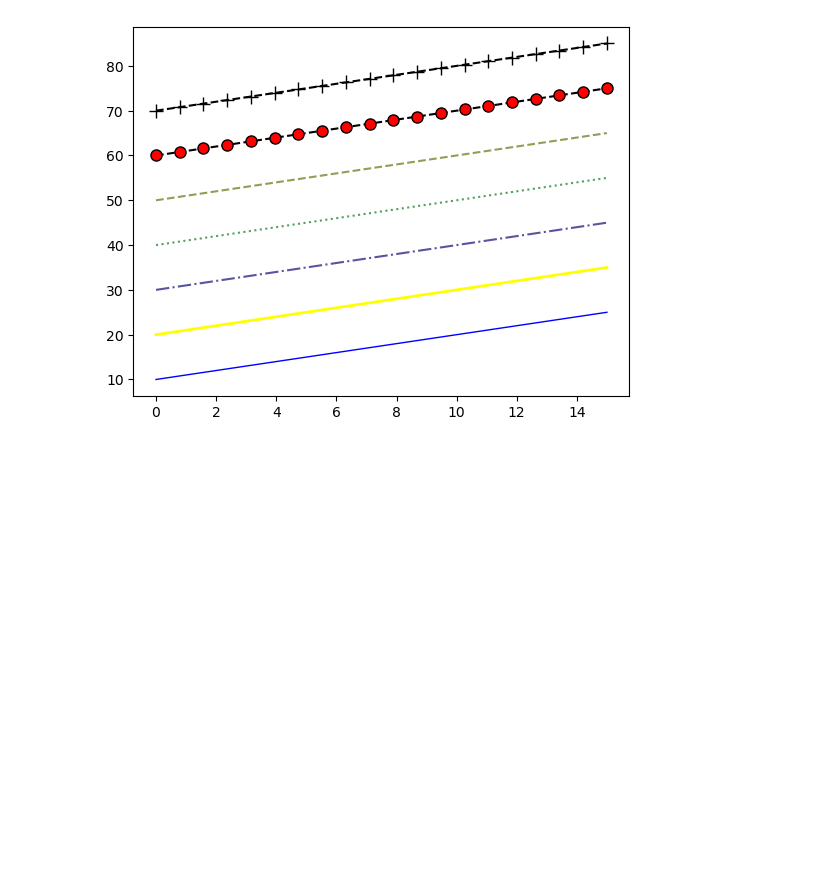
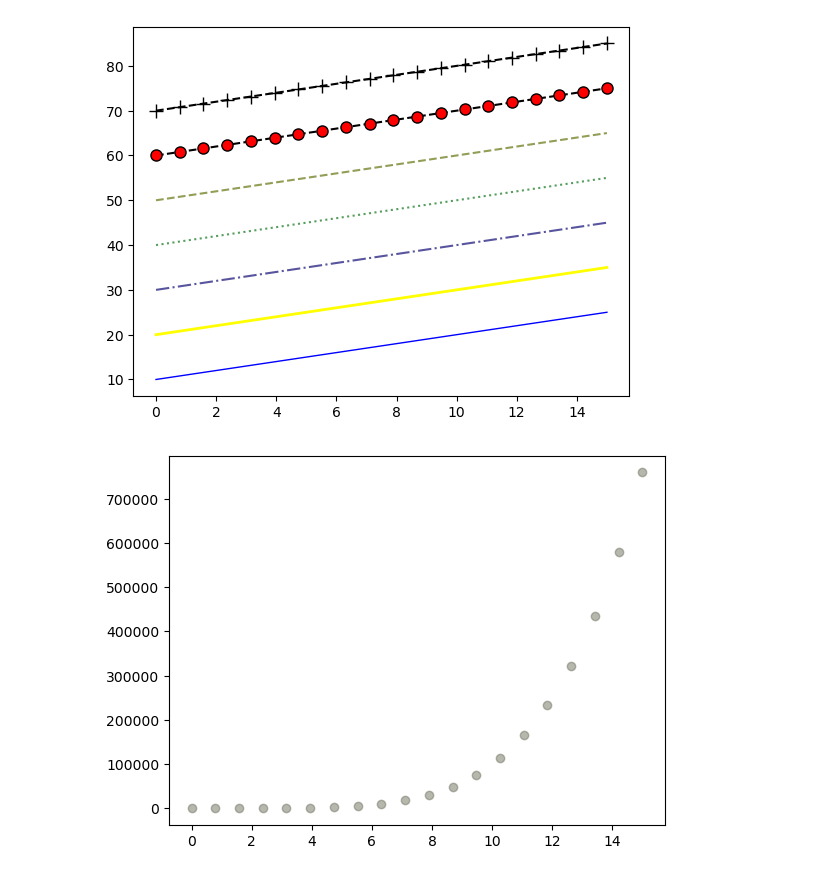
Before and after one commit to omerrkazakk/Data-Science, a Jupyter notebook: 10-MatplotlibStyles.ipynb, the cells around one changed output. Drawn from its saved outputs; the diff is of its cells as text; code cells hidden in the pictures; blank space fills up the shorter version.

Commit message:
feat: add scatter and histogram plotting examples

```diff
--- a/10-MatplotlibStyles.ipynb
+++ b/10-MatplotlibStyles.ipynb
@@ -56,0 +61,5 @@ plt.show()
+# %%
+plt.scatter(data1,data2, color="#6e735e", alpha=0.5)
+plt.show()
+# %% [output]
+[figure, added]
```
Also changed, not shown: parts of 6 cells of this notebook.
